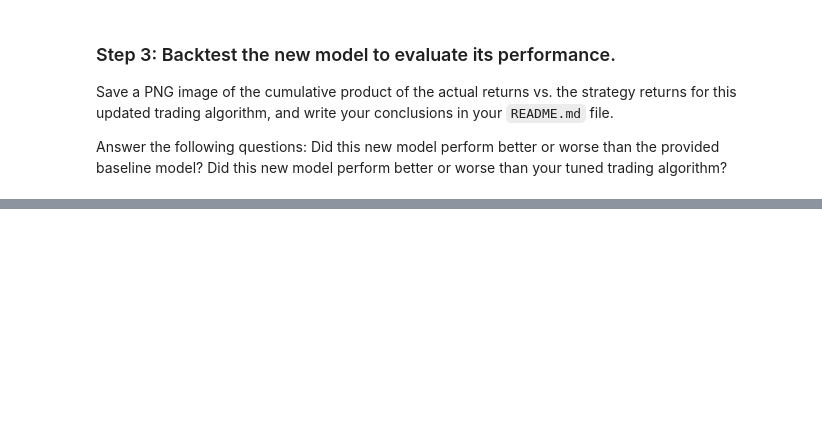
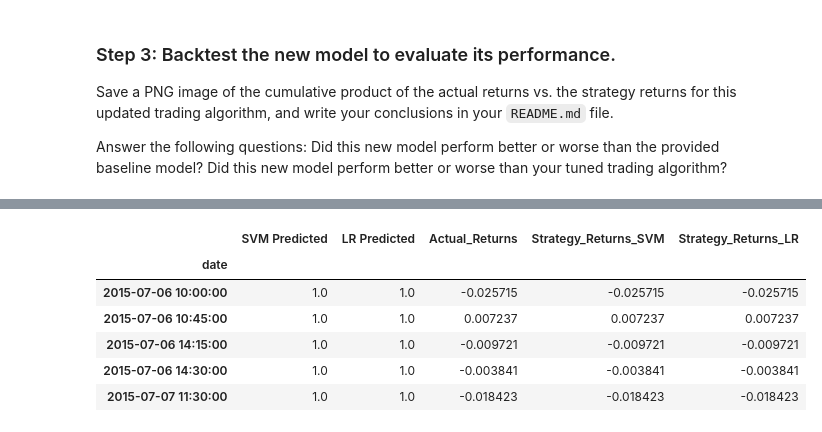
Before and after one commit to gouldrussell/Module14, a Jupyter notebook: machine_learning_trading_bot.ipynb, the cells around one changed output, grey strips where cells are left out. Cells and saved outputs as stored; diff of their text form; code cells hidden in the pictures; blank space fills up the shorter version.

```diff
--- a/machine_learning_trading_bot.ipynb
+++ b/machine_learning_trading_bot.ipynb
@@ -473,19 +511,33 @@ Did this new model perform better or worse than your tuned trading algorithm?
 # %%
 # Create a new empty predictions DataFrame:
-
-# Create a predictions DataFrame
-# YOUR CODE HERE
+predictions_df2 = pd.DataFrame(index=X_test.index)
 
 # Add the SVM model predictions to the DataFrame
-# YOUR CODE HERE
+predictions_df2["SVM Predicted"] = testing_signal_predictions
+
+# Add the LR model predictions to the DataFrame
+predictions_df2["LR Predicted"] = lr_testing_signal_predictions
 
 # Add the actual returns to the DataFrame
-# YOUR CODE HERE
+predictions_df2["Actual_Returns"] = signals_df["Actual Returns"]
 
-# Add the strategy returns to the DataFrame
-# YOUR CODE HERE
+# Add the strategy SVM returns to the DataFrame
+predictions_df2["Strategy_Returns_SVM"] = predictions_df["Strategy_Returns"]
+
+# Add the strategy LR returns to the DataFrame
+predictions_df2["Strategy_Returns_LR"] = (
+    predictions_df2["Actual_Returns"] * predictions_df2["LR Predicted"]
+)
 
 # Review the DataFrame
-# YOUR CODE HERE
+display(predictions_df2.head())
+# %% [output]
+|  | SVM Predicted | LR Predicted | Actual_Returns | Strategy_Returns_SVM | Strategy_Returns_LR |
+| date |  |  |  |  |  |
+| 2015-07-06 10:00:00 | 1.0 | 1.0 | -0.025715 | -0.025715 | -0.025715 |
+| 2015-07-06 10:45:00 | 1.0 | 1.0 | 0.007237 | 0.007237 | 0.007237 |
+| 2015-07-06 14:15:00 | 1.0 | 1.0 | -0.009721 | -0.009721 | -0.009721 |
+| 2015-07-06 14:30:00 | 1.0 | 1.0 | -0.003841 | -0.003841 | -0.003841 |
+| 2015-07-07 11:30:00 | 1.0 | 1.0 | -0.018423 | -0.018423 | -0.018423 |
 # %%
 # Plot the actual returns versus the strategy returns
```
Also changed, not shown: parts of 6 cells of this notebook, 3 other files.
